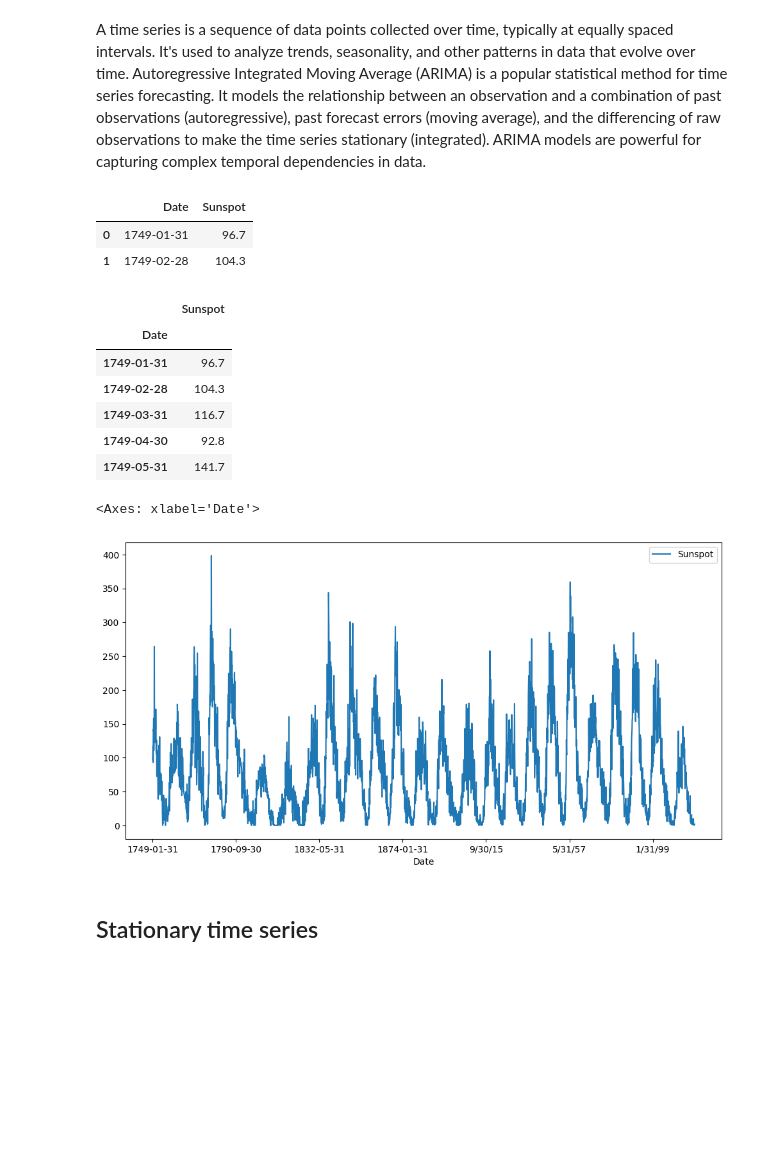
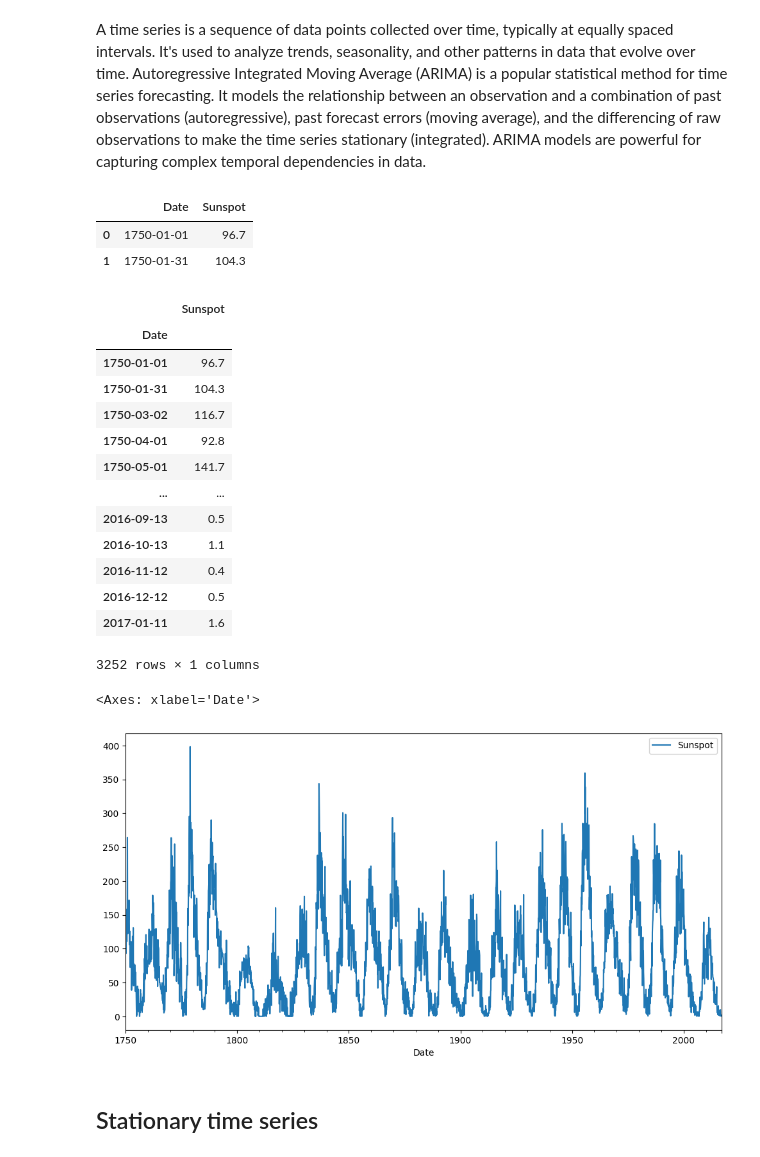
Before and after one commit to lcbjrrr/ML315, a Jupyter notebook: ML315_11_ARIMA.ipynb, the cells around one changed output. Saved outputs shown, nothing was run; the diff lists cells and outputs as text; code cells hidden in the pictures; blank space fills up the shorter version.

```diff
--- a/ML315_11_ARIMA.ipynb
+++ b/ML315_11_ARIMA.ipynb
@@ -6,29 +6,36 @@
 A time series is a sequence of data points collected over time, typically at equally spaced intervals. It's used to analyze trends, seasonality, and other patterns in data that evolve over time. Autoregressive Integrated Moving Average (ARIMA) is a popular statistical method for time series forecasting. It models the relationship between an observation and a combination of past observations (autoregressive), past forecast errors (moving average), and the differencing of raw observations to make the time series stationary (integrated). ARIMA models are powerful for capturing complex temporal dependencies in data.
 # %%
 import pandas as pd
-solar = pd.read_csv('https://raw.githubusercontent.com/lcbjrrr/ML315/refs/heads/main/datasets/Sunspots.csv')
+solar = pd.read_csv('https://raw.githubusercontent.com/lcbjrrr/ML315/refs/heads/main/datasets/Sunspot.csv')
 solar.head(2)
 # %% [output]
 |  | Date | Sunspot |
-| 0 | 1749-01-31 | 96.7 |
-| 1 | 1749-02-28 | 104.3 |
+| 0 | 1750-01-01 | 96.7 |
+| 1 | 1750-01-31 | 104.3 |
 # %%
-solar.index = solar['Date']
+solar.index = pd.to_datetime(solar['Date'])
 solar = solar.drop(columns=['Date'])
-solar.head()
+solar
 # %% [output]
 |  | Sunspot |
 | Date |  |
-| 1749-01-31 | 96.7 |
-| 1749-02-28 | 104.3 |
-| 1749-03-31 | 116.7 |
-| 1749-04-30 | 92.8 |
-| 1749-05-31 | 141.7 |
+| 1750-01-01 | 96.7 |
+| 1750-01-31 | 104.3 |
+| 1750-03-02 | 116.7 |
+| 1750-04-01 | 92.8 |
+| 1750-05-01 | 141.7 |
+| ... | ... |
+| 2016-09-13 | 0.5 |
+| 2016-10-13 | 1.1 |
+| 2016-11-12 | 0.4 |
+| 2016-12-12 | 0.5 |
+| 2017-01-11 | 1.6 |
+3252 rows × 1 columns
 # %%
 solar.plot(figsize=(12,6))
 # %% [output]
 <Axes: xlabel='Date'>
-[figure, old version]
+[figure, new version]
 # %% [markdown]
 ## Stationary time series
 # %% [markdown]
```
Also changed, not shown: parts of 7 cells of this notebook.
